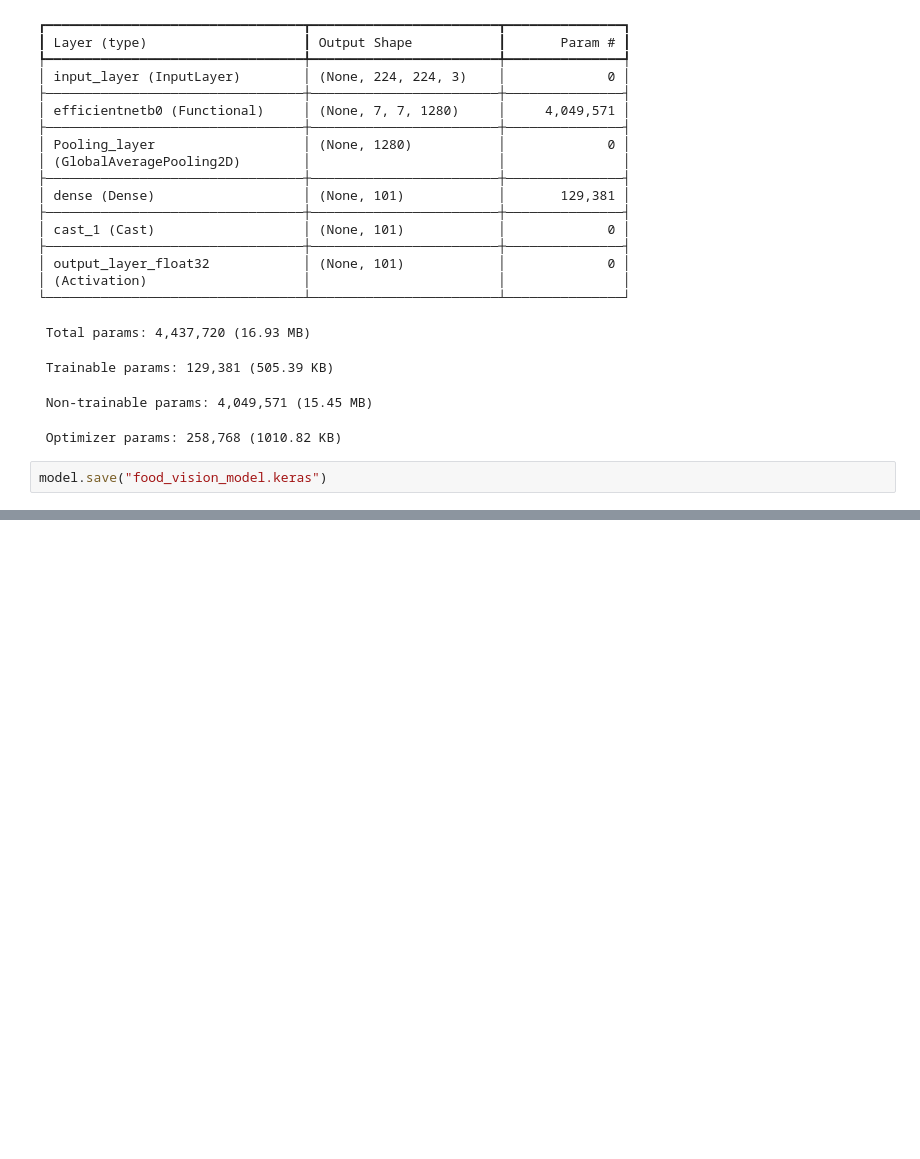
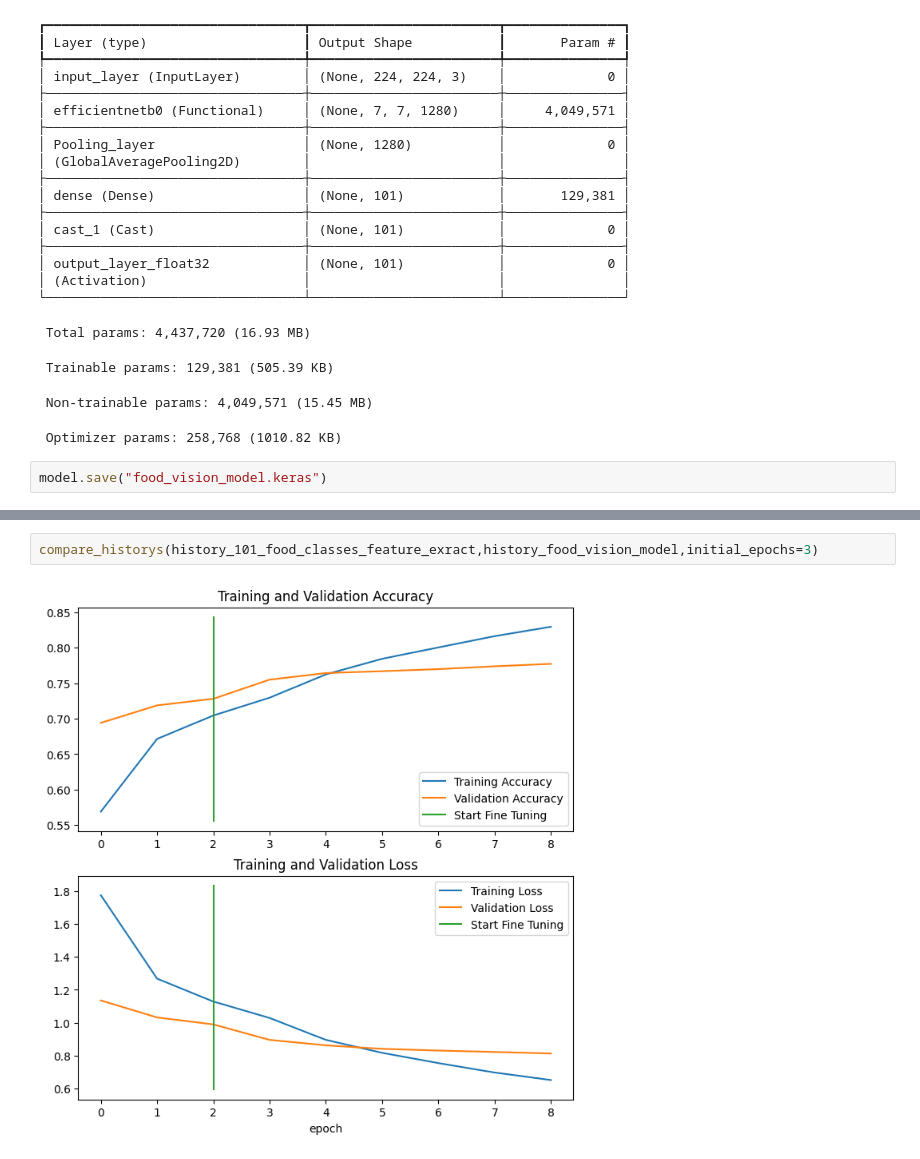
Before and after one commit to mogesTesema/Machine-Learning-Mastery-With-TensorFlow, a Jupyter notebook: 07_food_vision.ipynb, the cells around one changed output, grey strips where cells are left out. Cells and saved outputs as stored; diff of their text form; blank space fills up the shorter version.

```diff
--- a/07_food_vision.ipynb
+++ b/07_food_vision.ipynb
@@ -266,0 +510,4 @@ model.save("food_vision_model.keras")
+# %%
+compare_historys(history_101_food_classes_feature_exract,history_food_vision_model,initial_epochs=3)
+# %% [output]
+[figure, added]
```
Also changed, not shown: parts of 39 cells of this notebook.
